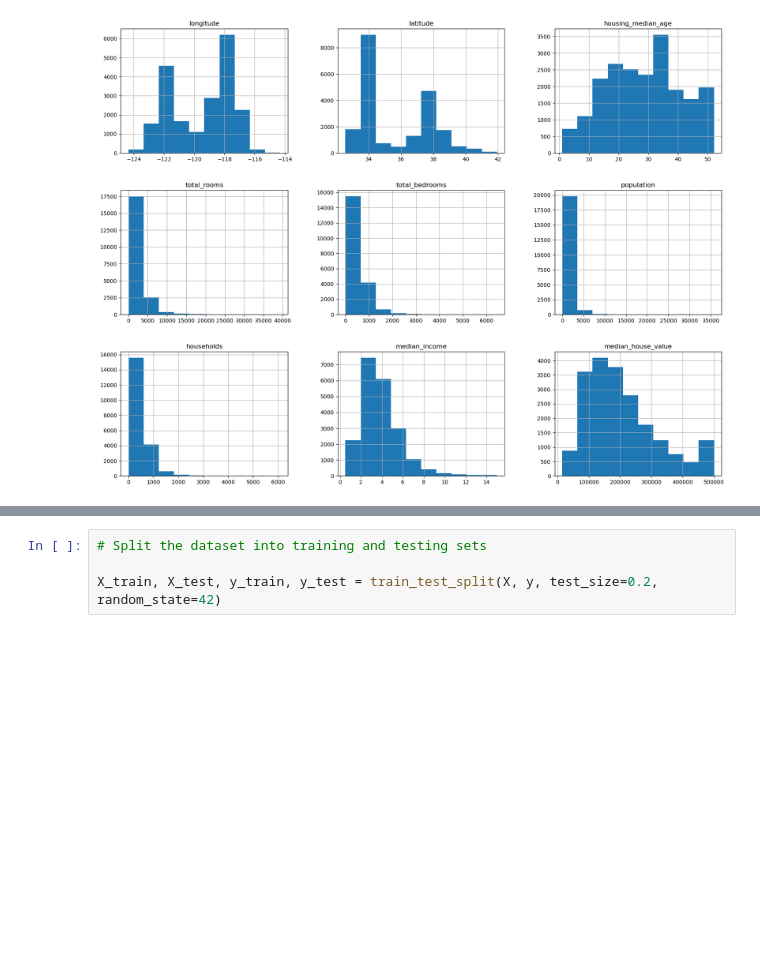
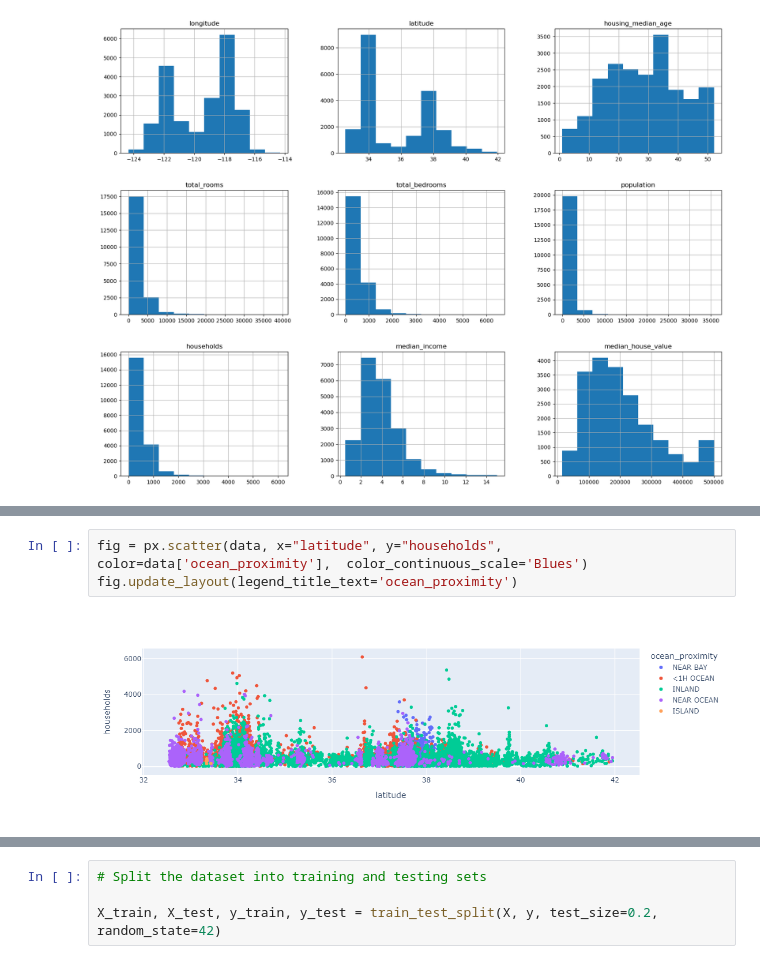
Before and after one commit to LilianNekesa/DataScience, a Jupyter notebook: supervised learning regression.ipynb, the cells around one changed output, grey strips where cells are left out. Saved outputs shown, nothing was run; the diff lists cells and outputs as text; blank space fills up the shorter version.

```diff
--- a/supervised learning regression.ipynb
+++ b/supervised learning regression.ipynb
@@ -136,0 +161,5 @@ plt.show()
+# %%
+fig = px.scatter(data, x="latitude", y="households", color=data['ocean_proximity'],  color_continuous_scale='Blues')
+fig.update_layout(legend_title_text='ocean_proximity')
+# %% [output]
+[figure, added]
```
Also changed, not shown: parts of 21 cells of this notebook, 1 other file.
